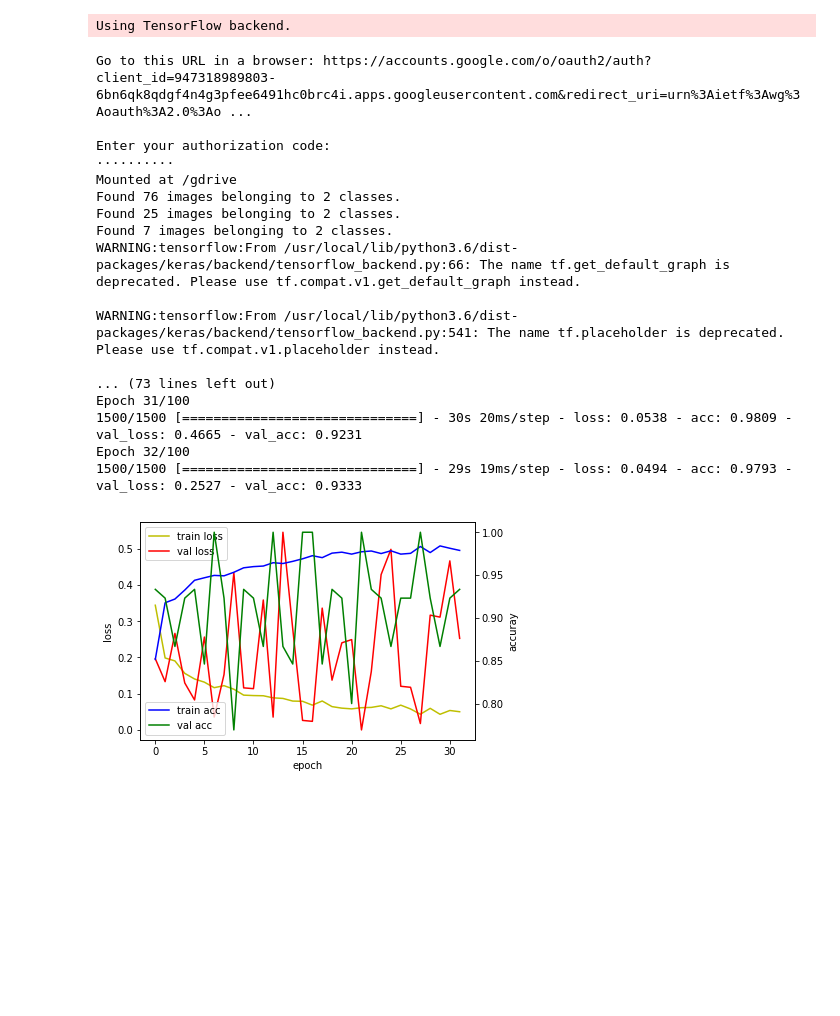
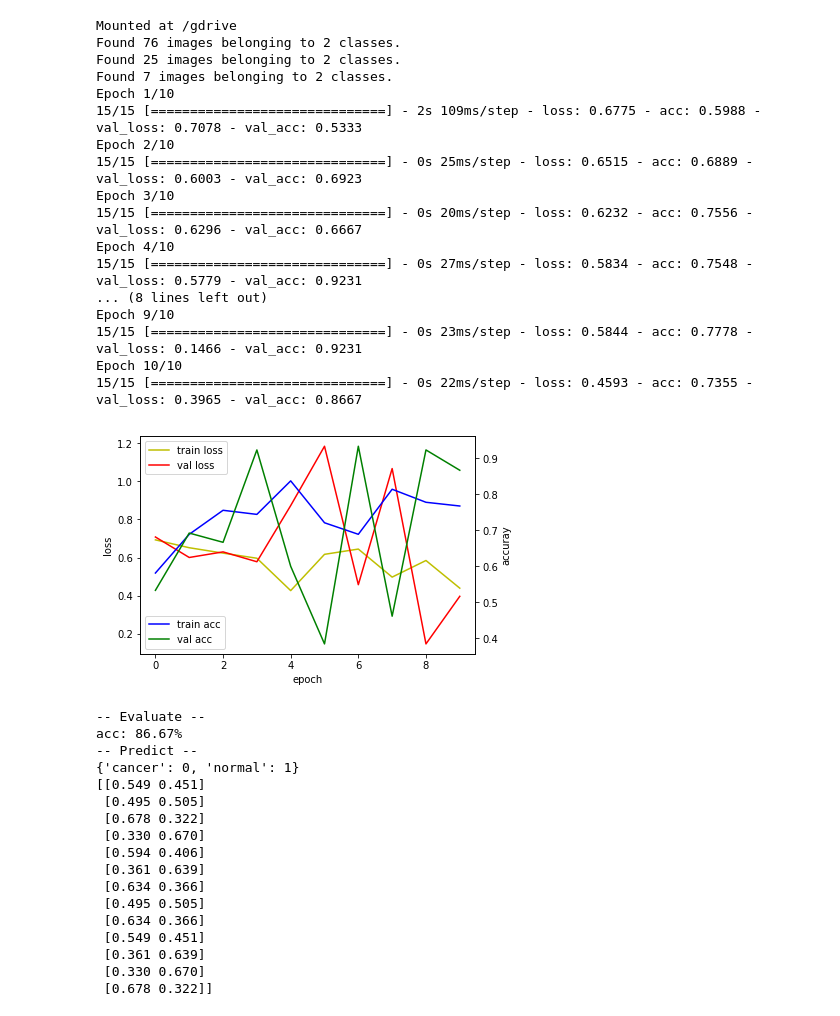
Before and after one commit to jubeam/my_js_project, a Jupyter notebook: class_WDF_data_0_21_size.ipynb, the cells around one changed output. Saved outputs shown, nothing was run; the diff lists cells and outputs as text; code cells hidden in the pictures; blank space fills up the shorter version.

Commit message:
Colaboratory를 통해 생성됨

```diff
--- a/class_WDF_data_0_21_size.ipynb
+++ b/class_WDF_data_0_21_size.ipynb
@@ -3,6 +3,8 @@
 # %%
 #0. 사용할 패키지 불러오기
 import numpy as np
+import glob
+from PIL import Image
 from keras.models import Sequential
 from keras.layers import Dense
 from keras.layers import Flatten
@@ -69,8 +71,8 @@ early_stopping = EarlyStopping(patience = 10) # 조기종료 콜백함수 정의
 #hist = model.fit(X_train, Y_train, epochs=3000, batch_size=10, validation_data=(X_val, Y_val), callbacks=[early_stopping])
 hist= model.fit_generator(
         train_generator,
-        steps_per_epoch=15 * 100,
-        epochs=100,
+        steps_per_epoch=15, # * 100,
+        epochs=10, # 100,
         validation_data=test_generator,
         validation_steps=5,
         callbacks=[early_stopping]
@@ -82,49 +84,83 @@ import matplotlib.pyplot as plt
 fig, loss_ax = plt.subplots()
 
 acc_ax = loss_ax.twinx()
 
 loss_ax.plot(hist.history['loss'], 'y', label='train loss')
 loss_ax.plot(hist.history['val_loss'], 'r', label='val loss')
 
 acc_ax.plot(hist.history['acc'], 'b', label='train acc')
 acc_ax.plot(hist.history['val_acc'], 'g', label='val acc')
 
 loss_ax.set_xlabel('epoch')
 loss_ax.set_ylabel('loss')
 acc_ax.set_ylabel('accuray')
 
 loss_ax.legend(loc='upper left')
 acc_ax.legend(loc='lower left')
 
 plt.show()
 # 6. 모델 평가하기
 print("-- Evaluate --")
 scores = model.evaluate_generator(test_generator, steps=5)
 print("%s: %.2f%%" %(model.metrics_names[1], scores[1]*100))
 
 # 7. 모델 사용하기
 print("-- Predict --")
+
+#X=[]
+#filenames=[]
+#imge_w=7
+#imge_h=7
+#pixels=imge_h * imge_w *3
+#file_dir='/gdrive/My Drive/Colab Notebooks/WDF/real_test'
+#files = glob.glob(file_dir+"/*/*.*")
+#for i, f in enumerate(files):
+#  img= Image.open(f)
+#  img= img.convert("RGB")
+#  img=img.resize((imge_w,imge_h))
+#  data=np.asarray(img)
+#  filenames.append(f)
+#  X.append(data)
+
+#prediction=model.predict(X)
+
 output = model.predict_generator(real_test_generator, steps=5)
 np.set_printoptions(formatter={'float': lambda x: "{0:0.3f}".format(x)})
 print(real_test_generator.class_indices)
 print(output)
 # %% [output]
-Using TensorFlow backend.
+Mounted at /gdrive
+Found 76 images belonging to 2 classes.
+Found 25 images belonging to 2 classes.
+Found 7 images belonging to 2 classes.
+Epoch 1/10
+15/15 [==============================] - 2s 109ms/step - loss: 0.6775 - acc: 0.5988 - val_loss: 0.7078 - val_acc: 0.5333
+Epoch 2/10
+15/15 [==============================] - 0s 25ms/step - loss: 0.6515 - acc: 0.6889 - val_loss: 0.6003 - val_acc: 0.6923
+Epoch 3/10
+15/15 [==============================] - 0s 20ms/step - loss: 0.6232 - acc: 0.7556 - val_loss: 0.6296 - val_acc: 0.6667
+Epoch 4/10
+15/15 [==============================] - 0s 27ms/step - loss: 0.5834 - acc: 0.7548 - val_loss: 0.5779 - val_acc: 0.9231
+... (8 lines left out)
+Epoch 9/10
+15/15 [==============================] - 0s 23ms/step - loss: 0.5844 - acc: 0.7778 - val_loss: 0.1466 - val_acc: 0.9231
+Epoch 10/10
+15/15 [==============================] - 0s 22ms/step - loss: 0.4593 - acc: 0.7355 - val_loss: 0.3965 - val_acc: 0.8667
+[figure, new version]
-Go to this URL in a browser: https://accounts.google.com/o/oauth2/auth?client_id=947318989803-6bn6qk8qdgf4n4g3pfee6491hc0brc4i.apps.googleusercontent.com&redirect_uri=urn%3Aietf%3Awg%3Aoauth%3A2.0%3Ao ...
-
-Enter your authorization code:
-··········
-Mounted at /gdrive
-Found 76 images belonging to 2 classes.
-Found 25 images belonging to 2 classes.
-Found 7 images belonging to 2 classes.
-WARNING:tensorflow:From /usr/local/lib/python3.6/dist-packages/keras/backend/tensorflow_backend.py:66: The name tf.get_default_graph is deprecated. Please use tf.compat.v1.get_default_graph instead.
-
-WARNING:tensorflow:From /usr/local/lib/python3.6/dist-packages/keras/backend/tensorflow_backend.py:541: The name tf.placeholder is deprecated. Please use tf.compat.v1.placeholder instead.
-
-... (73 lines left out)
-Epoch 31/100
-1500/1500 [==============================] - 30s 20ms/step - loss: 0.0538 - acc: 0.9809 - val_loss: 0.4665 - val_acc: 0.9231
-Epoch 32/100
-1500/1500 [==============================] - 29s 19ms/step - loss: 0.0494 - acc: 0.9793 - val_loss: 0.2527 - val_acc: 0.9333
+-- Evaluate --
+acc: 86.67%
+-- Predict --
+{'cancer': 0, 'normal': 1}
+[[0.549 0.451]
+ [0.495 0.505]
+ [0.678 0.322]
+ [0.330 0.670]
+ [0.594 0.406]
+ [0.361 0.639]
+ [0.634 0.366]
+ [0.495 0.505]
+ [0.634 0.366]
+ [0.549 0.451]
+ [0.361 0.639]
+ [0.330 0.670]
+ [0.678 0.322]]
-[figure, old version]
```
Also changed, not shown: parts of 1 cell of this notebook.
